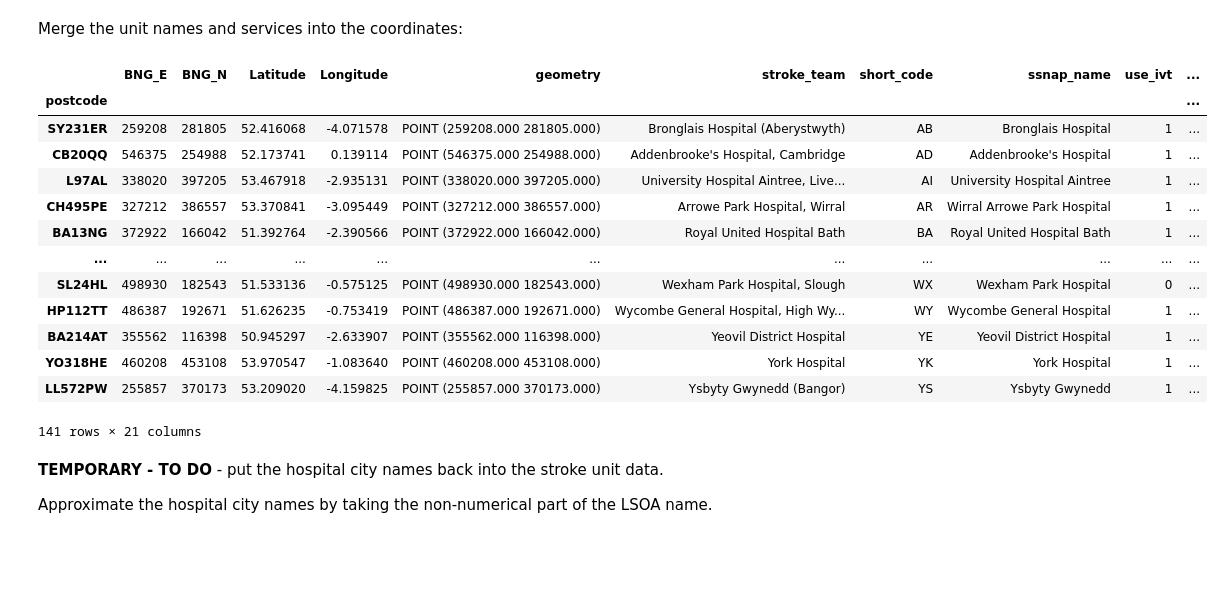
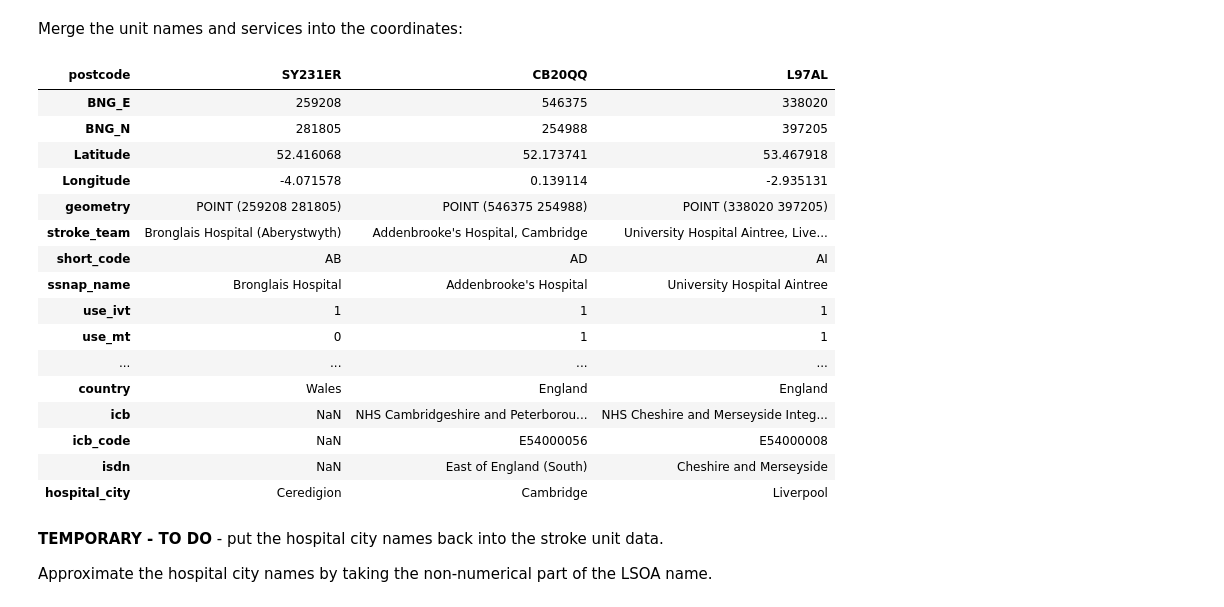
Before and after one commit to stroke-modelling/stroke-maps, a Jupyter notebook: docs/06a_label_units.ipynb, the cells around one changed output. Saved outputs shown, nothing was run; the diff lists cells and outputs as text; code cells hidden in the pictures; blank space fills up the shorter version.

```diff
--- a/docs/06a_label_units.ipynb
+++ b/docs/06a_label_units.ipynb
@@ -51,22 +35,25 @@ gdf_units = pd.merge(
     left_index=True, right_index=True, how='right'
 )
 # %%
-gdf_units
+gdf_units.head(3).T
 # %% [output]
-|  | BNG_E | BNG_N | Latitude | Longitude | geometry | stroke_team | short_code | ssnap_name | use_ivt | ... |
-| postcode |  |  |  |  |  |  |  |  |  | ... |
-| SY231ER | 259208 | 281805 | 52.416068 | -4.071578 | POINT (259208.000 281805.000) | Bronglais Hospital (Aberystwyth) | AB | Bronglais Hospital | 1 | ... |
-| CB20QQ | 546375 | 254988 | 52.173741 | 0.139114 | POINT (546375.000 254988.000) | Addenbrooke's Hospital, Cambridge | AD | Addenbrooke's Hospital | 1 | ... |
-| L97AL | 338020 | 397205 | 53.467918 | -2.935131 | POINT (338020.000 397205.000) | University Hospital Aintree, Live... | AI | University Hospital Aintree | 1 | ... |
-| CH495PE | 327212 | 386557 | 53.370841 | -3.095449 | POINT (327212.000 386557.000) | Arrowe Park Hospital, Wirral | AR | Wirral Arrowe Park Hospital | 1 | ... |
-| BA13NG | 372922 | 166042 | 51.392764 | -2.390566 | POINT (372922.000 166042.000) | Royal United Hospital Bath | BA | Royal United Hospital Bath | 1 | ... |
-| ... | ... | ... | ... | ... | ... | ... | ... | ... | ... | ... |
-| SL24HL | 498930 | 182543 | 51.533136 | -0.575125 | POINT (498930.000 182543.000) | Wexham Park Hospital, Slough | WX | Wexham Park Hospital | 0 | ... |
-| HP112TT | 486387 | 192671 | 51.626235 | -0.753419 | POINT (486387.000 192671.000) | Wycombe General Hospital, High Wy... | WY | Wycombe General Hospital | 1 | ... |
-| BA214AT | 355562 | 116398 | 50.945297 | -2.633907 | POINT (355562.000 116398.000) | Yeovil District Hospital | YE | Yeovil District Hospital | 1 | ... |
-| YO318HE | 460208 | 453108 | 53.970547 | -1.083640 | POINT (460208.000 453108.000) | York Hospital | YK | York Hospital | 1 | ... |
-| LL572PW | 255857 | 370173 | 53.209020 | -4.159825 | POINT (255857.000 370173.000) | Ysbyty Gwynedd (Bangor) | YS | Ysbyty Gwynedd | 1 | ... |
+| postcode | SY231ER | CB20QQ | L97AL |
+| BNG_E | 259208 | 546375 | 338020 |
+| BNG_N | 281805 | 254988 | 397205 |
+| Latitude | 52.416068 | 52.173741 | 53.467918 |
+| Longitude | -4.071578 | 0.139114 | -2.935131 |
+| geometry | POINT (259208 281805) | POINT (546375 254988) | POINT (338020 397205) |
+| stroke_team | Bronglais Hospital (Aberystwyth) | Addenbrooke's Hospital, Cambridge | University Hospital Aintree, Live... |
+| short_code | AB | AD | AI |
+| ssnap_name | Bronglais Hospital | Addenbrooke's Hospital | University Hospital Aintree |
+| use_ivt | 1 | 1 | 1 |
+| use_mt | 0 | 1 | 1 |
+| ... | ... | ... | ... |
+| country | Wales | England | England |
+| icb | NaN | NHS Cambridgeshire and Peterborou... | NHS Cheshire and Merseyside Integ... |
+| icb_code | NaN | E54000056 | E54000008 |
+| isdn | NaN | East of England (South) | Cheshire and Merseyside |
+| hospital_city | Ceredigion | Cambridge | Liverpool |
-141 rows × 21 columns
 # %% [markdown]
 __TEMPORARY - TO DO__ - put the hospital city names back into the stroke unit data.
 
```
Also changed, not shown: parts of 6 cells of this notebook.
